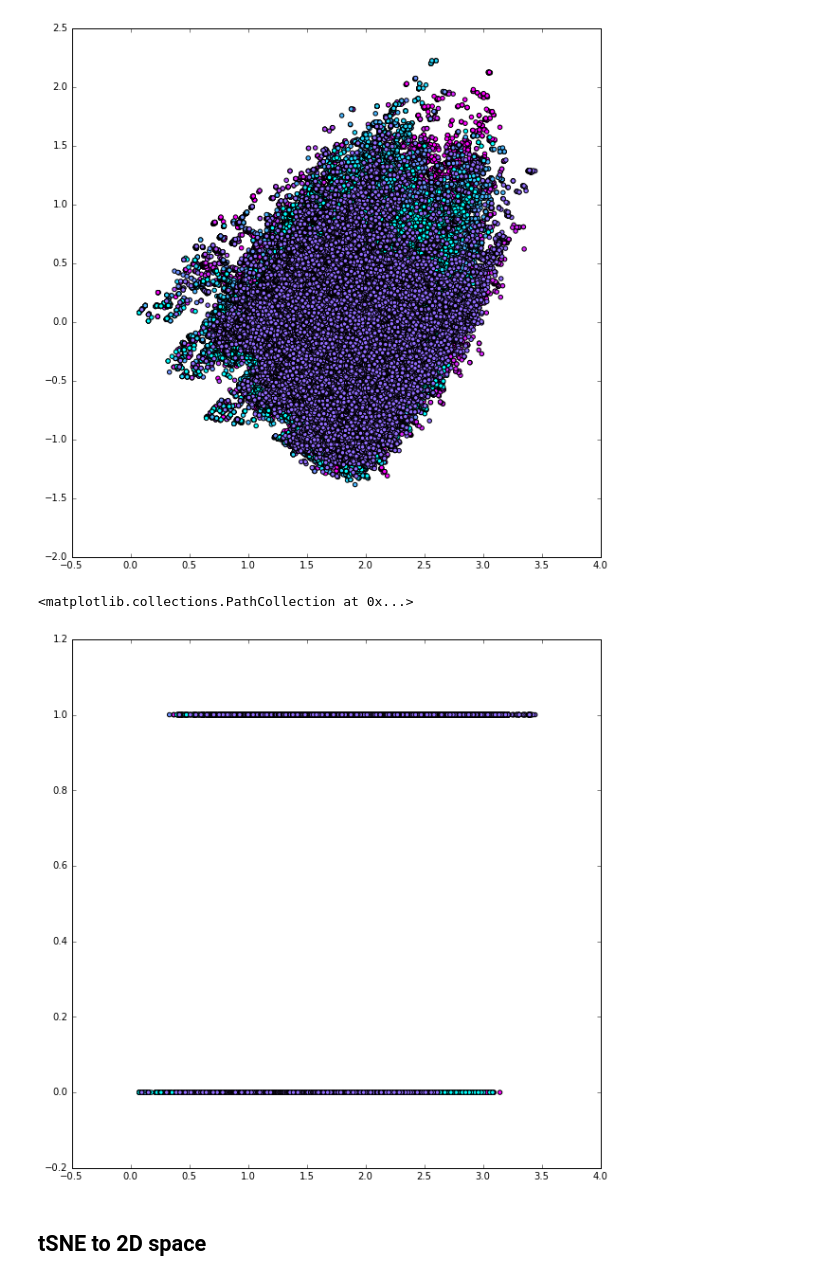
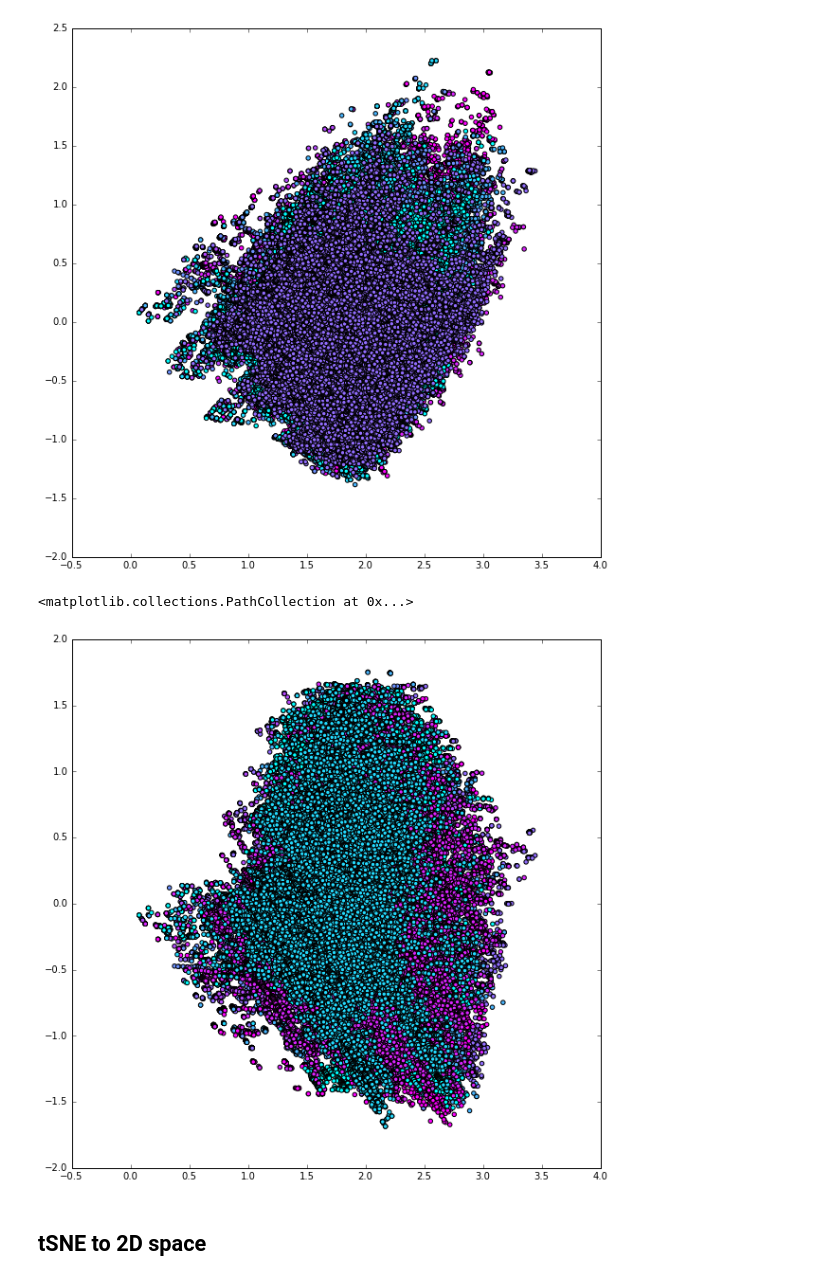
Before and after one commit to DmitriyLeybel/multimodal_prediction, a Jupyter notebook: tSNE_exploration.ipynb, the cells around one changed output. Drawn from its saved outputs; the diff is of its cells as text; code cells hidden in the pictures.

```diff
--- a/tSNE_exploration.ipynb
+++ b/tSNE_exploration.ipynb
@@ -52,10 +52,10 @@ plt.scatter(t_data[:,0],t_data[:,2], c=labels, cmap='cool' )
 [figure]
 # %%
 plt.figure(figsize=(10,10))
-plt.scatter(t_data[:,0],data[:,1], c=labels, cmap='cool' )
+plt.scatter(t_data[:,0],t_data[:,1], c=labels, cmap='cool' )
 # %% [output]
 <matplotlib.collections.PathCollection at 0x...>
-[figure, old version]
+[figure, new version]
 # %% [markdown]
 ## tSNE to 2D space
 # %%
```
Also changed, not shown: parts of 2 cells of this notebook.
